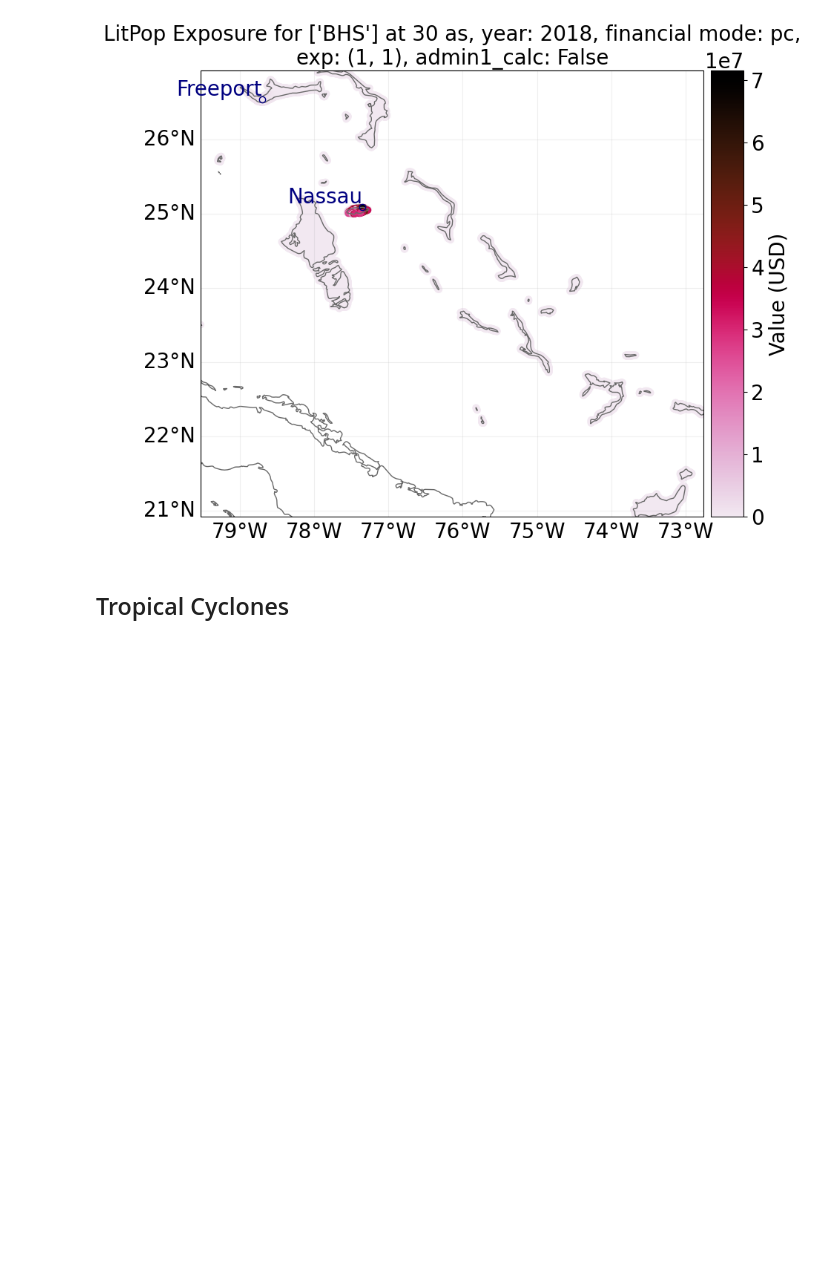
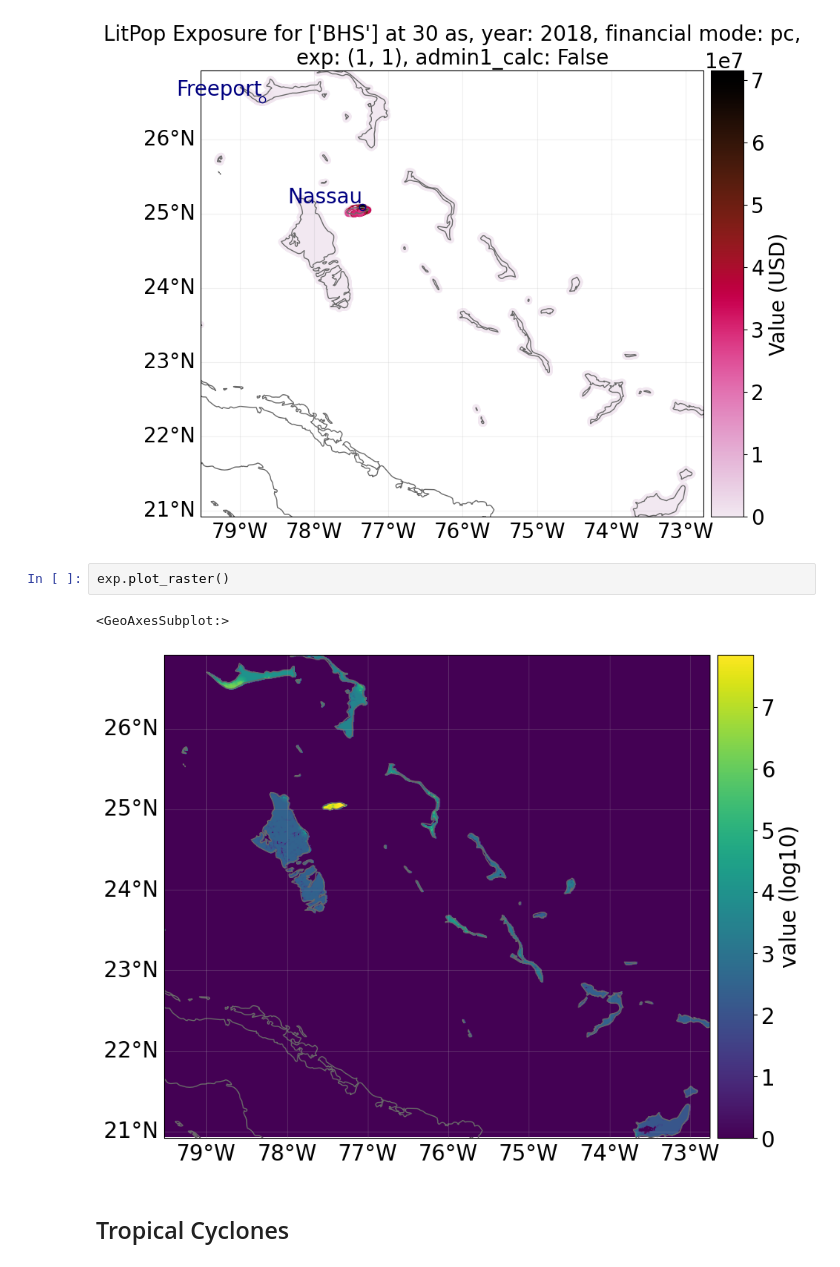
Before and after one commit to chahank/climada_geopython2023, a Jupyter notebook: CLIMADA_demo_GeoPython2023.ipynb, the cells around one changed output. Drawn from its saved outputs; the diff is of its cells as text; blank space fills up the shorter version.

```diff
--- a/CLIMADA_demo_GeoPython2023.ipynb
+++ b/CLIMADA_demo_GeoPython2023.ipynb
@@ -32,6 +32,11 @@ exp = LitPop.from_countries(countries=['BHS']);
 exp.plot_scatter();
 # %% [output]
 [figure]
+# %%
+exp.plot_raster()
+# %% [output]
+<GeoAxesSubplot:>
+[figure, added]
 # %% [markdown]
 ## Tropical Cyclones
 # %%
```
Also changed, not shown: parts of 17 cells of this notebook.
